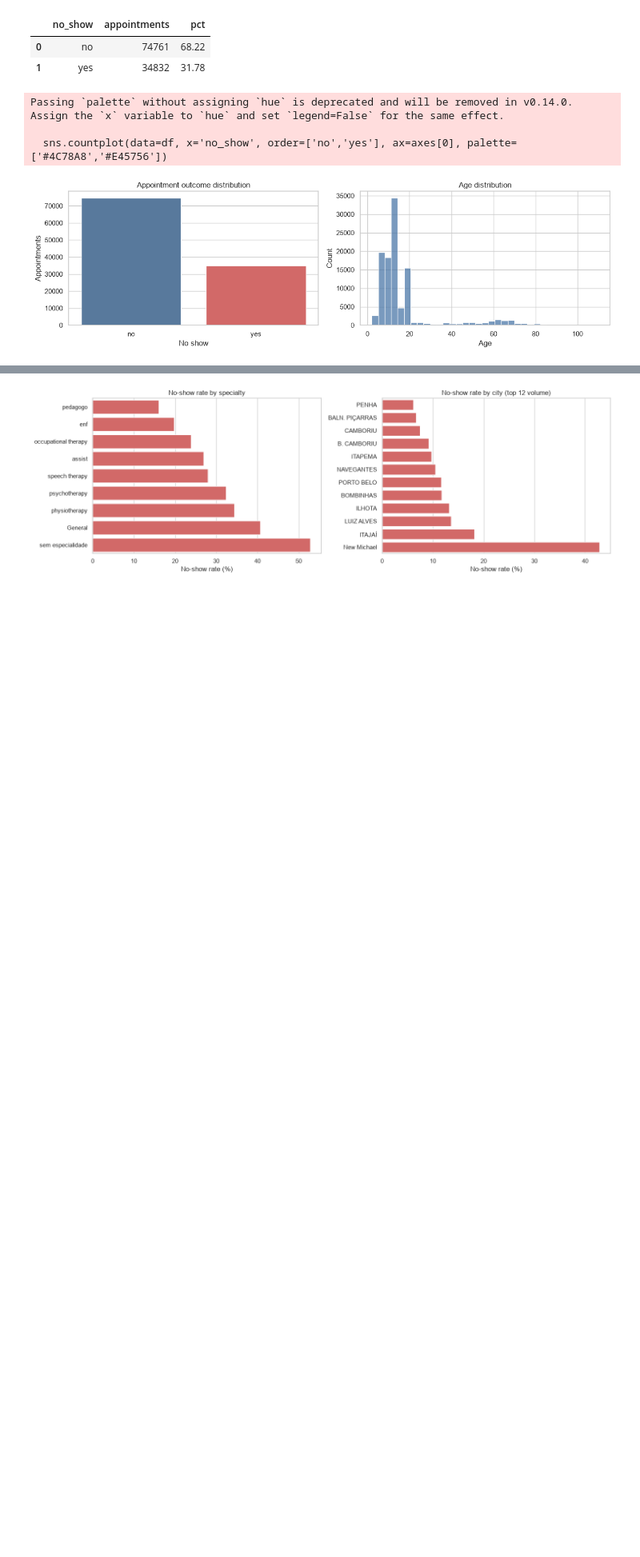
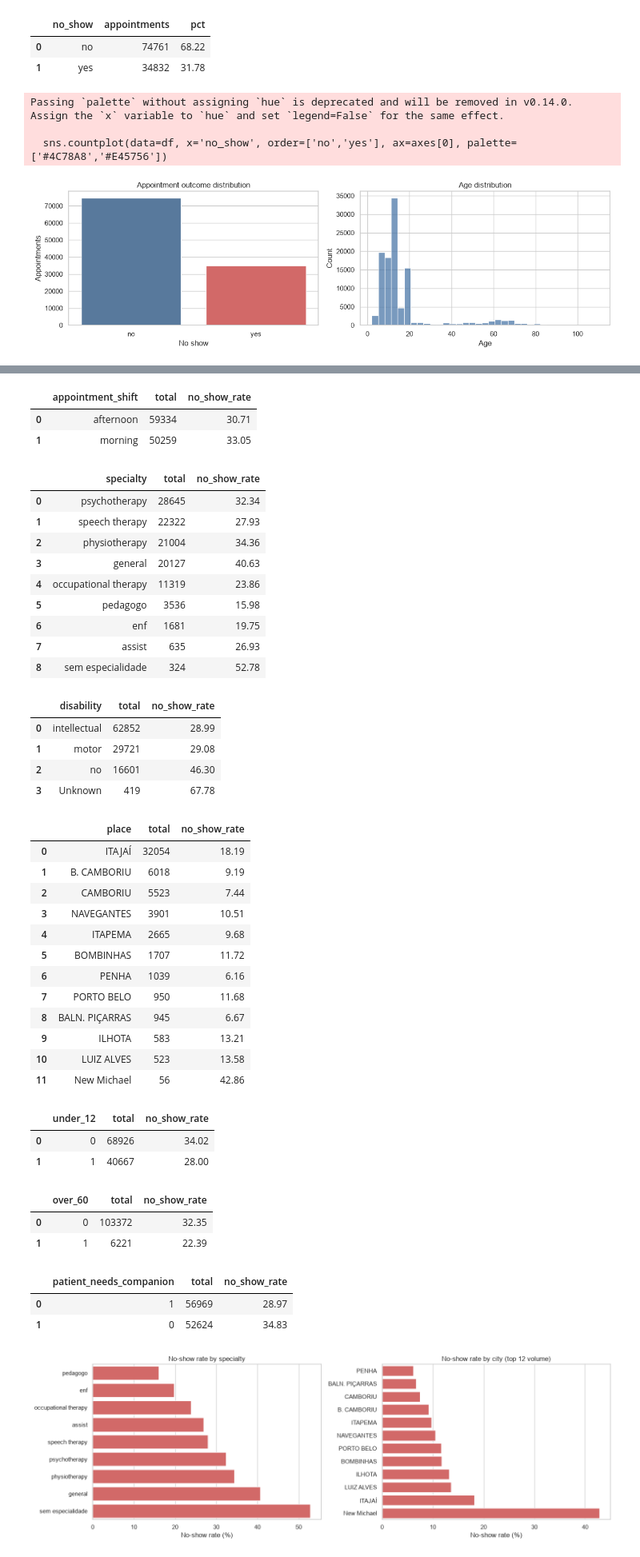
Before and after one commit to darshantank1995/MedicalAppointment, a Jupyter notebook: medical_appointment_eda.ipynb, the cells around one changed output, grey strips where cells are left out. Shown at 80% size. Saved outputs shown, nothing was run; the diff lists cells and outputs as text; code cells hidden in the pictures; blank space fills up the shorter version.

```diff
--- a/medical_appointment_eda.ipynb
+++ b/medical_appointment_eda.ipynb
@@ -212,9 +216,14 @@ for i, value in enumerate(missing['missing_pct']):
 plt.show()
 
 def no_show_by(column, top_n=12):
-    result = (df.groupby(column, dropna=False)['no_show'].agg(total='size', no_show_rate=lambda x: x.eq('yes').mean())
-              .sort_values('total', ascending=False).head(top_n).reset_index())
-    result['no_show_rate'] = (result['no_show_rate'] * 100).round(2)
-    return result
+    from clinic_ml import no_show_summary
+    return no_show_summary(df, column, top_n)
+
+
+for field in [
+    'gender', 'appointment_shift', 'specialty', 'disability',
+    'place', 'under_12', 'over_60', 'patient_needs_companion'
+]:
+    display(no_show_by(field))
 # %% [output]
 [figure]
@@ -221,3 +234,43 @@ def no_show_by(column, top_n=12):
+|  | appointment_shift | total | no_show_rate |
+| 0 | afternoon | 59334 | 30.71 |
+| 1 | morning | 50259 | 33.05 |
+|  | specialty | total | no_show_rate |
+| 0 | psychotherapy | 28645 | 32.34 |
+| 1 | speech therapy | 22322 | 27.93 |
+| 2 | physiotherapy | 21004 | 34.36 |
+| 3 | general | 20127 | 40.63 |
+| 4 | occupational therapy | 11319 | 23.86 |
+| 5 | pedagogo | 3536 | 15.98 |
+| 6 | enf | 1681 | 19.75 |
+| 7 | assist | 635 | 26.93 |
+| 8 | sem especialidade | 324 | 52.78 |
+|  | disability | total | no_show_rate |
+| 0 | intellectual | 62852 | 28.99 |
+| 1 | motor | 29721 | 29.08 |
+| 2 | no | 16601 | 46.30 |
+| 3 | Unknown | 419 | 67.78 |
+|  | place | total | no_show_rate |
+| 0 | ITAJAÍ | 32054 | 18.19 |
+| 1 | B. CAMBORIU | 6018 | 9.19 |
+| 2 | CAMBORIU | 5523 | 7.44 |
+| 3 | NAVEGANTES | 3901 | 10.51 |
+| 4 | ITAPEMA | 2665 | 9.68 |
+| 5 | BOMBINHAS | 1707 | 11.72 |
+| 6 | PENHA | 1039 | 6.16 |
+| 7 | PORTO BELO | 950 | 11.68 |
+| 8 | BALN. PIÇARRAS | 945 | 6.67 |
+| 9 | ILHOTA | 583 | 13.21 |
+| 10 | LUIZ ALVES | 523 | 13.58 |
+| 11 | New Michael | 56 | 42.86 |
+|  | under_12 | total | no_show_rate |
+| 0 | 0 | 68926 | 34.02 |
+| 1 | 1 | 40667 | 28.00 |
+|  | over_60 | total | no_show_rate |
+| 0 | 0 | 103372 | 32.35 |
+| 1 | 1 | 6221 | 22.39 |
+|  | patient_needs_companion | total | no_show_rate |
+| 0 | 1 | 56969 | 28.97 |
+| 1 | 0 | 52624 | 34.83 |
 # %%
 fig, axes = plt.subplots(1, 2, figsize=(15, 5))
 for ax, field, title in zip(axes, ['specialty','place'], ['No-show rate by specialty', 'No-show rate by city (top 12 volume)']):
```
Also changed, not shown: parts of 7 cells of this notebook, 18 other files.
